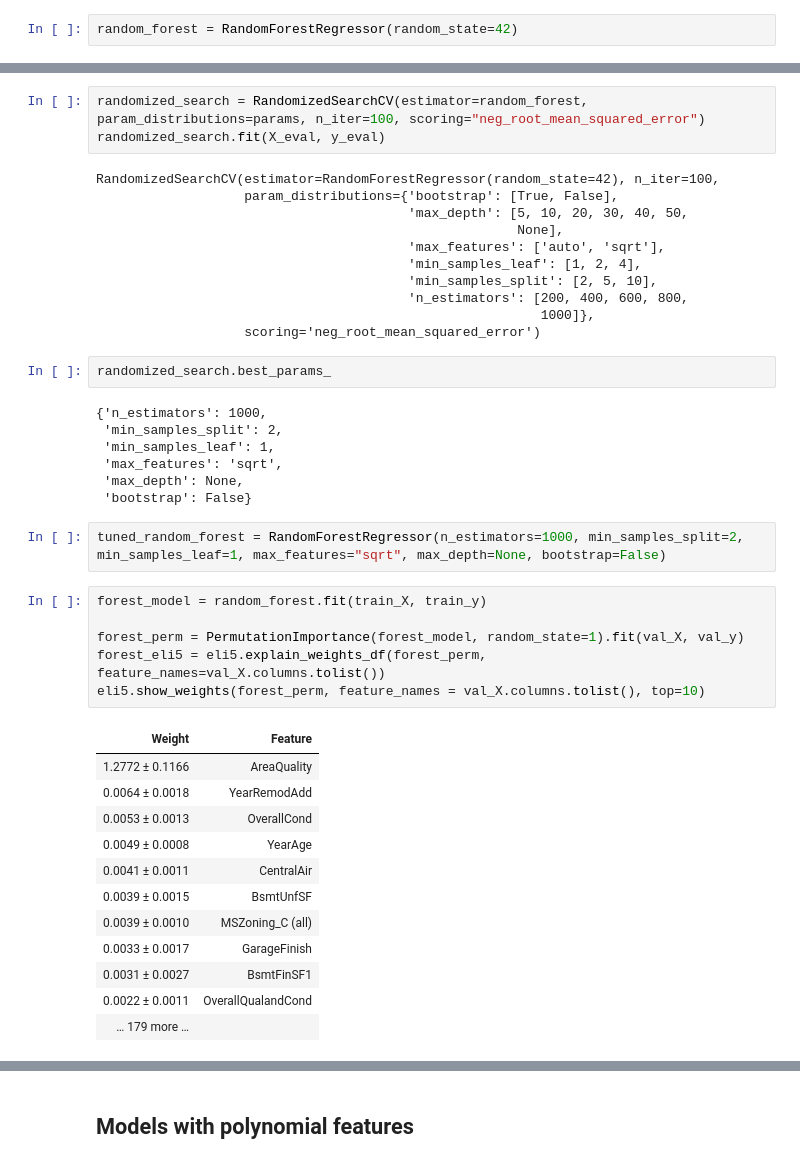
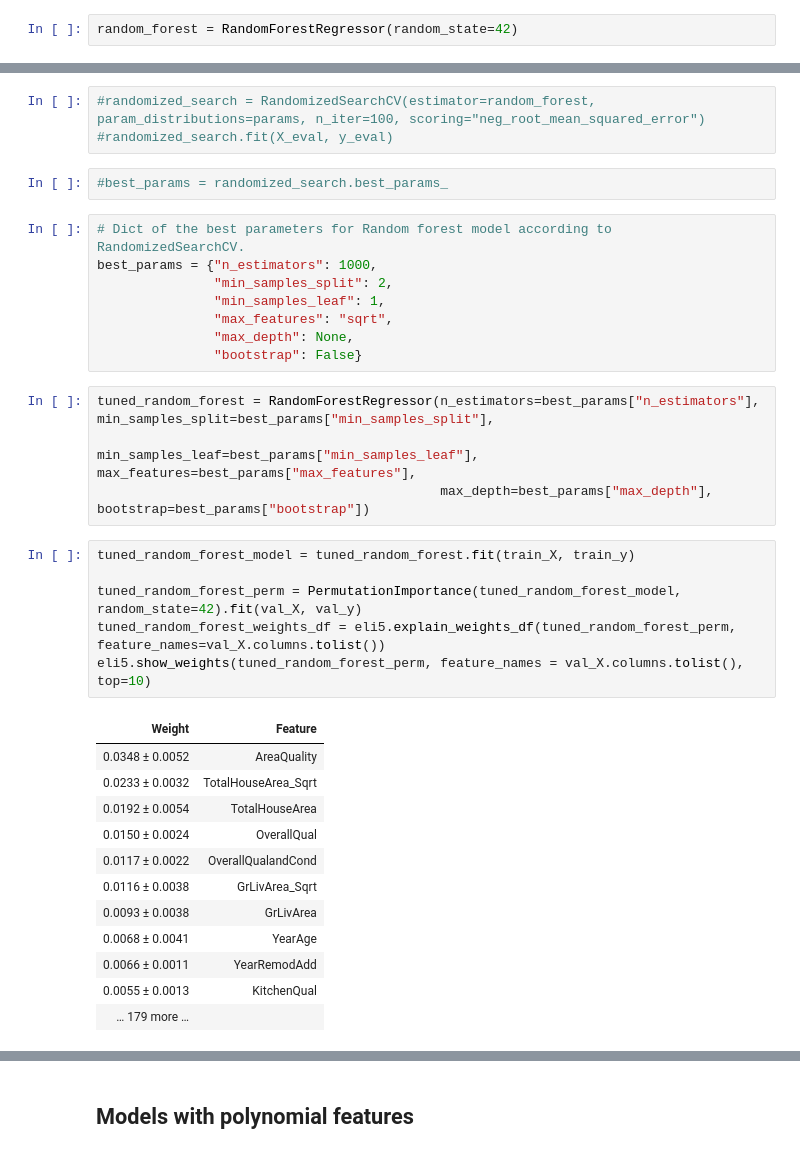
Before and after one commit to Gedas-LT/kaggle-ames-house-prices, a Jupyter notebook: predictions.ipynb, the cells around one changed output, grey strips where cells are left out. Saved outputs shown, nothing was run; the diff lists cells and outputs as text.

```diff
--- a/predictions.ipynb
+++ b/predictions.ipynb
@@ -625,46 +605,38 @@ params = {'bootstrap': [True, False],
               "min_samples_split": [2, 5, 10],
               "n_estimators": [200, 400, 600, 800, 1000]}
 # %%
-randomized_search = RandomizedSearchCV(estimator=random_forest, param_distributions=params, n_iter=100, scoring="neg_root_mean_squared_error")
-randomized_search.fit(X_eval, y_eval)
+#randomized_search = RandomizedSearchCV(estimator=random_forest, param_distributions=params, n_iter=100, scoring="neg_root_mean_squared_error")
+#randomized_search.fit(X_eval, y_eval)
-# %% [output]
-RandomizedSearchCV(estimator=RandomForestRegressor(random_state=42), n_iter=100,
-                   param_distributions={'bootstrap': [True, False],
-                                        'max_depth': [5, 10, 20, 30, 40, 50,
-                                                      None],
-                                        'max_features': ['auto', 'sqrt'],
-                                        'min_samples_leaf': [1, 2, 4],
-                                        'min_samples_split': [2, 5, 10],
-                                        'n_estimators': [200, 400, 600, 800,
-                                                         1000]},
-                   scoring='neg_root_mean_squared_error')
-# %%
-randomized_search.best_params_
-# %% [output]
-{'n_estimators': 1000,
- 'min_samples_split': 2,
- 'min_samples_leaf': 1,
- 'max_features': 'sqrt',
- 'max_depth': None,
- 'bootstrap': False}
+# %%
+#best_params = randomized_search.best_params_
 # %%
-tuned_random_forest = RandomForestRegressor(n_estimators=1000, min_samples_split=2, min_samples_leaf=1, max_features="sqrt", max_depth=None, bootstrap=False)
+# Dict of the best parameters for Random forest model according to RandomizedSearchCV.
+best_params = {"n_estimators": 1000,
+               "min_samples_split": 2,
+               "min_samples_leaf": 1,
+               "max_features": "sqrt",
+               "max_depth": None,
+               "bootstrap": False}
+# %%
+tuned_random_forest = RandomForestRegressor(n_estimators=best_params["n_estimators"], min_samples_split=best_params["min_samples_split"],
+                                            min_samples_leaf=best_params["min_samples_leaf"], max_features=best_params["max_features"],
+                                            max_depth=best_params["max_depth"], bootstrap=best_params["bootstrap"])
 # %%
-forest_model = random_forest.fit(train_X, train_y)
+tuned_random_forest_model = tuned_random_forest.fit(train_X, train_y)
 
-forest_perm = PermutationImportance(forest_model, random_state=1).fit(val_X, val_y)
-forest_eli5 = eli5.explain_weights_df(forest_perm, feature_names=val_X.columns.tolist())
-eli5.show_weights(forest_perm, feature_names = val_X.columns.tolist(), top=10)
+tuned_random_forest_perm = PermutationImportance(tuned_random_forest_model, random_state=42).fit(val_X, val_y)
+tuned_random_forest_weights_df = eli5.explain_weights_df(tuned_random_forest_perm, feature_names=val_X.columns.tolist())
+eli5.show_weights(tuned_random_forest_perm, feature_names = val_X.columns.tolist(), top=10)
 # %% [output]
 | Weight | Feature |
-| 1.2772 ± 0.1166 | AreaQuality |
-| 0.0064 ± 0.0018 | YearRemodAdd |
-| 0.0053 ± 0.0013 | OverallCond |
-| 0.0049 ± 0.0008 | YearAge |
-| 0.0041 ± 0.0011 | CentralAir |
-| 0.0039 ± 0.0015 | BsmtUnfSF |
-| 0.0039 ± 0.0010 | MSZoning_C (all) |
-| 0.0033 ± 0.0017 | GarageFinish |
-| 0.0031 ± 0.0027 | BsmtFinSF1 |
-| 0.0022 ± 0.0011 | OverallQualandCond |
+| 0.0348 ± 0.0052 | AreaQuality |
+| 0.0233 ± 0.0032 | TotalHouseArea_Sqrt |
+| 0.0192 ± 0.0054 | TotalHouseArea |
+| 0.0150 ± 0.0024 | OverallQual |
+| 0.0117 ± 0.0022 | OverallQualandCond |
+| 0.0116 ± 0.0038 | GrLivArea_Sqrt |
+| 0.0093 ± 0.0038 | GrLivArea |
+| 0.0068 ± 0.0041 | YearAge |
+| 0.0066 ± 0.0011 | YearRemodAdd |
+| 0.0055 ± 0.0013 | KitchenQual |
 | … 179 more … |  |
```
Also changed, not shown: parts of 63 cells of this notebook, 8 other files.
